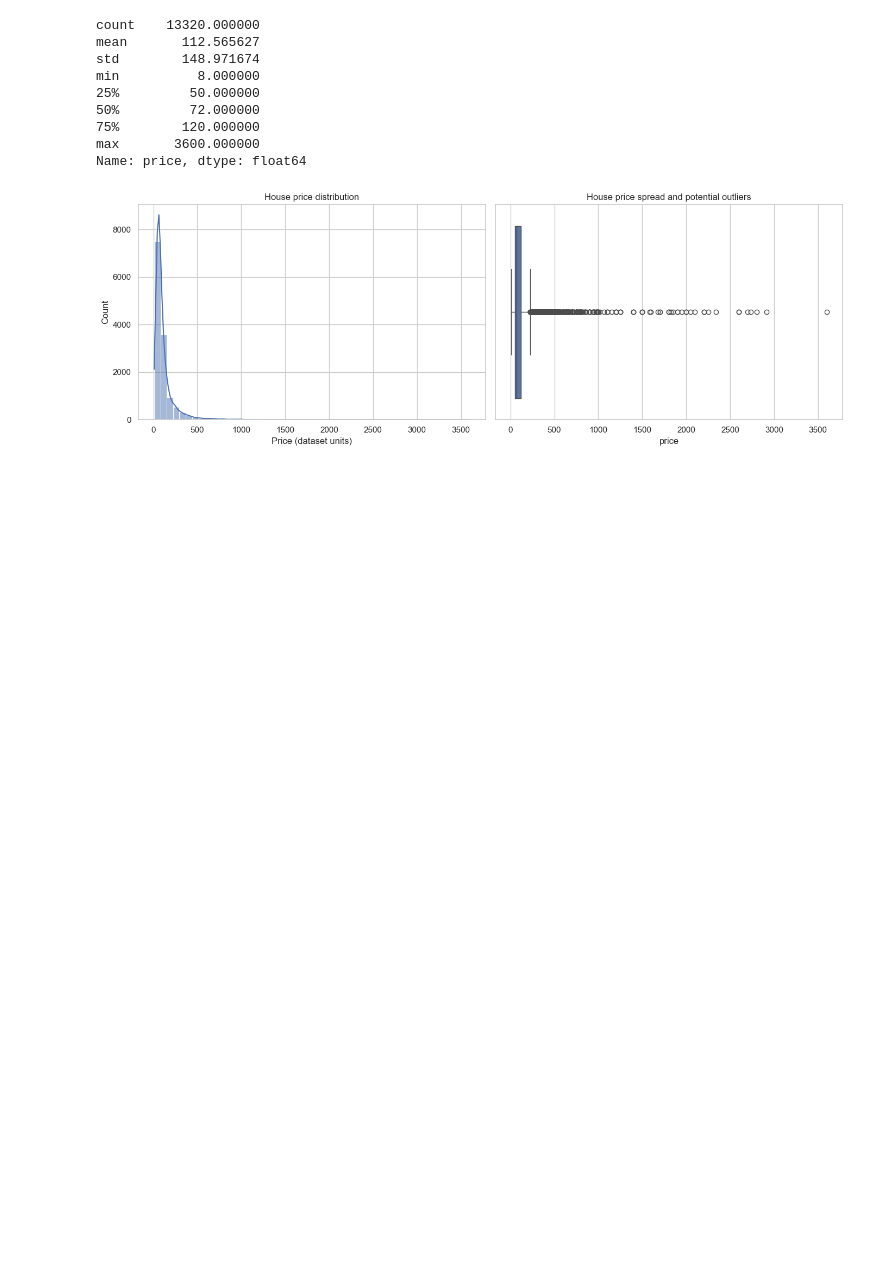
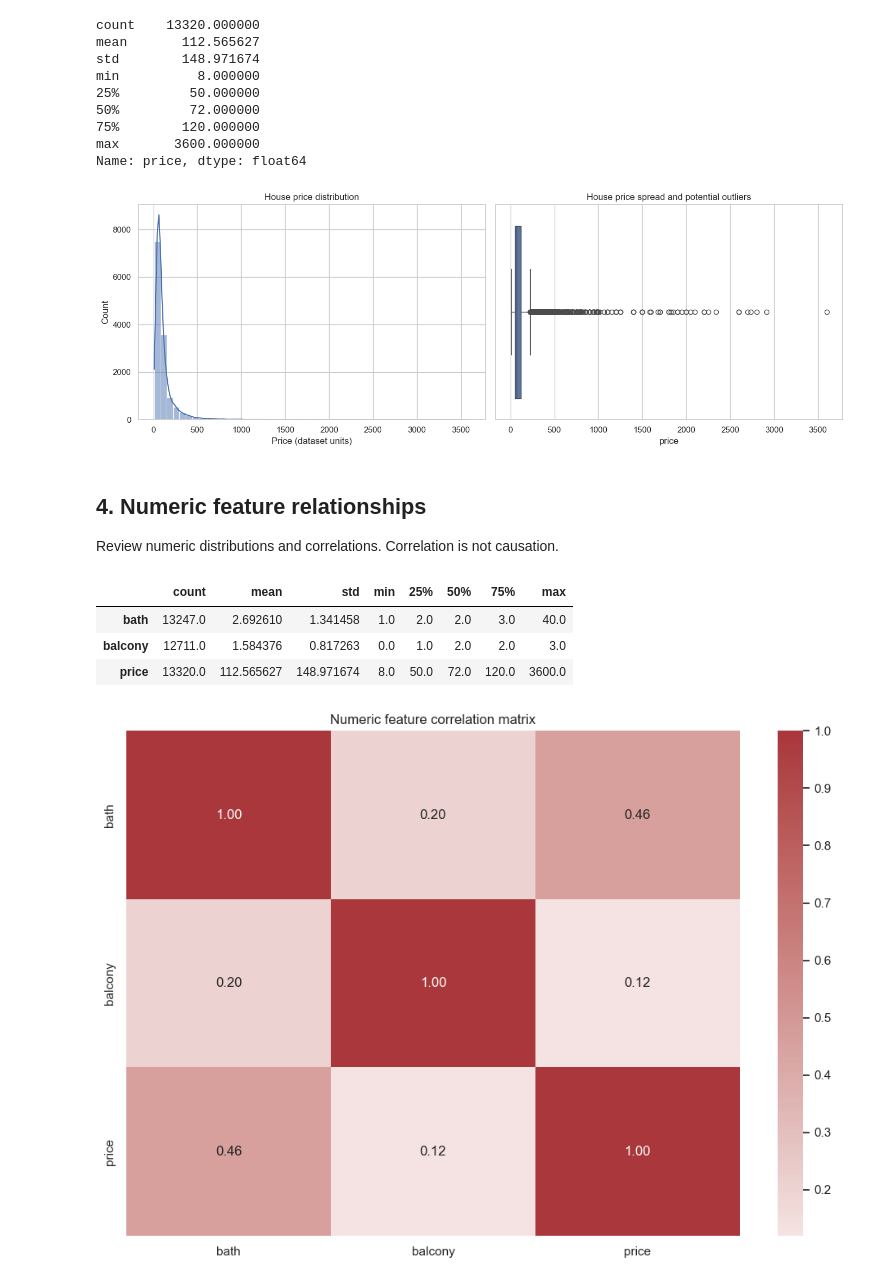
Before and after one commit to VedantGupta19402/Pricepilot, a Jupyter notebook: notebooks/01_exploratory_data_analysis (1).ipynb, the cells around one changed output. Saved outputs shown, nothing was run; the diff lists cells and outputs as text; code cells hidden in the pictures; blank space fills up the shorter version.

```diff
--- a/notebooks/01_exploratory_data_analysis (1).ipynb
+++ b/notebooks/01_exploratory_data_analysis (1).ipynb
@@ -121,3 +121,24 @@ min          8.000000
 max       3600.000000
 Name: price, dtype: float64
 [figure]
+# %% [markdown]
+## 4. Numeric feature relationships
+Review numeric distributions and correlations. Correlation is not causation.
+# %%
+numeric_df = df.select_dtypes(include=np.number)
+display(numeric_df.describe().T)
+
+if numeric_df.shape[1] >= 2:
+    plt.figure(figsize=(10, 7))
+    sns.heatmap(numeric_df.corr(), annot=True, cmap="vlag", center=0, fmt=".2f")
+    plt.title("Numeric feature correlation matrix")
+    plt.tight_layout()
+    plt.show()
+else:
+    print("Not enough numeric columns for a correlation matrix.")
+# %% [output]
+|  | count | mean | std | min | 25% | 50% | 75% | max |
+| bath | 13247.0 | 2.692610 | 1.341458 | 1.0 | 2.0 | 2.0 | 3.0 | 40.0 |
+| balcony | 12711.0 | 1.584376 | 0.817263 | 0.0 | 1.0 | 2.0 | 2.0 | 3.0 |
+| price | 13320.0 | 112.565627 | 148.971674 | 8.0 | 50.0 | 72.0 | 120.0 | 3600.0 |
+[figure, added]
```
